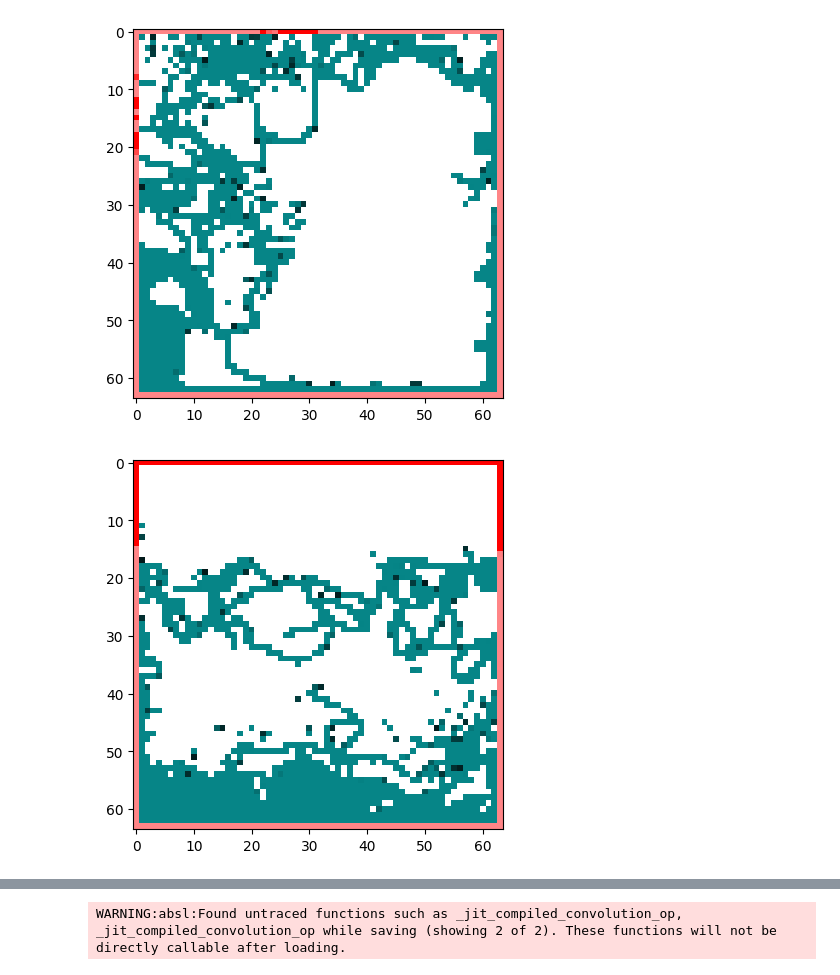
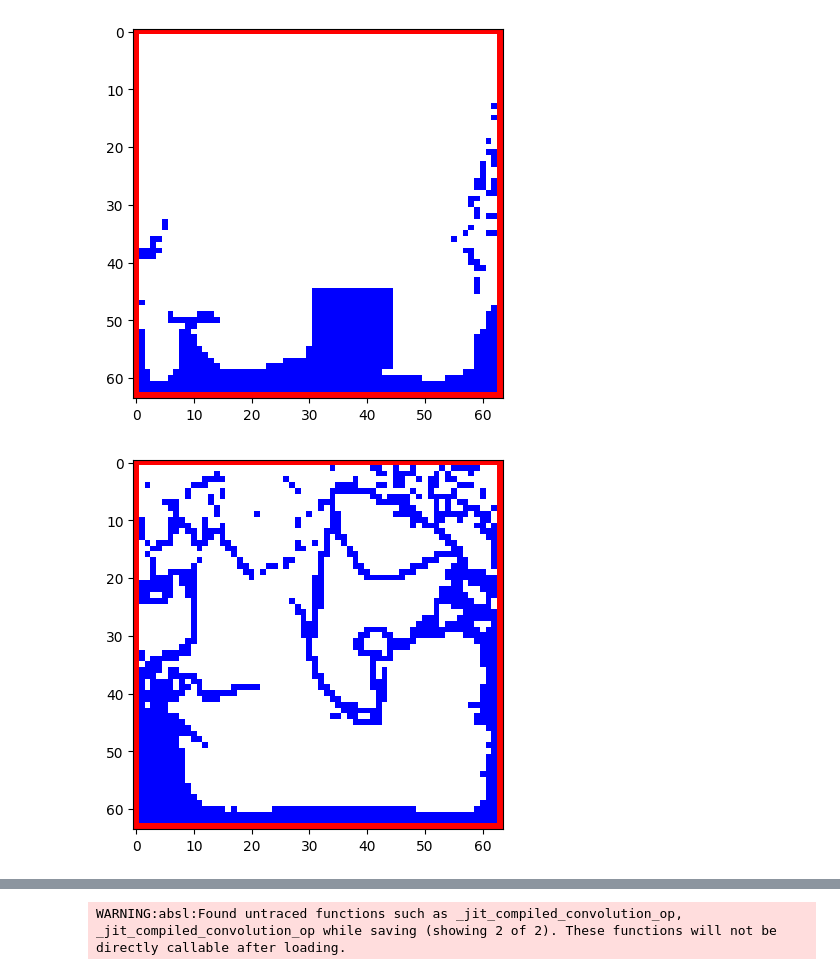
Before and after one commit to andrinr/dlca-simulation, a Jupyter notebook: model/per_step.ipynb, the cells around one changed output, grey strips where cells are left out. Drawn from its saved outputs; the diff is of its cells as text; code cells hidden in the pictures.

```diff
--- a/model/per_step.ipynb
+++ b/model/per_step.ipynb
@@ -18,17 +11,15 @@ def load_image(filename):
     img = np.array(img) / 255.0
 
     # add transparency channel for black pixels
-    img[img[:,:,2] < 0.1] = 0
+    img[img[:,:,2] < 0.1] = [0, 0, 0, 0]
+    img[img[:,:,2] >= 0.1] = [0, 0, 1, 1]
+
     # add red border around the image
-    img[0, :, 0] = 1
-    img[-1, :, 0] = 1
-    img[:, 0, 0] = 1
-    img[:, -1, 0] = 1
-    # set alpha channel to 1 for border pixels
-    img[0, :, 3] = 1
-    img[-1, :, 3] = 1
-    img[:, 0, 3] = 1
-    img[:, -1, 3] = 1
+    img[0, :, :] = [1, 0, 0, 1]
+    img[-1, :, :] = [1, 0, 0, 1]
+    img[:, 0, :] = [1, 0, 0, 1]
+    img[:, -1, :] = [1, 0, 0, 1]
+
 
     chars = np.zeros((64, 64, 12), dtype=np.float32)
     img = np.append(img, chars, axis=2)
@@ -111,7 +95,7 @@ anim_len = 500
 for i in range(anim_len):
     anim.append(load_image('../data/export/frame_' + f'{i:05d}' + '.png'))
 # %%
+plot(anim[int(anim_len*0.1)])
 plot(anim[int(anim_len*0.2)])
-plot(anim[int(anim_len*0.4)])
-plot(anim[int(anim_len*0.6)])
+plot(anim[int(anim_len*0.3)])
 # %% [output]
@@ -119,2 +103,2 @@ plot(anim[int(anim_len*0.6)])
-[figure, old version]
+[figure, new version]
-[figure, old version]
+[figure, new version]
```
Also changed, not shown: parts of 9 cells of this notebook, 4 other files.
